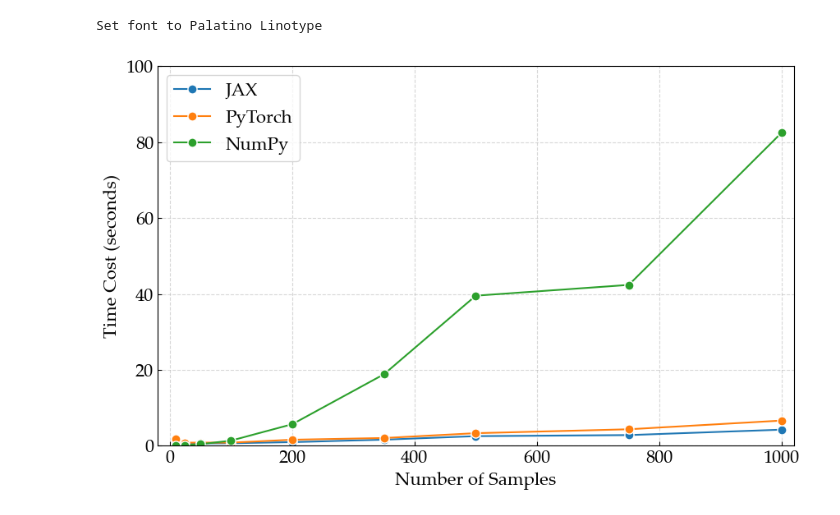
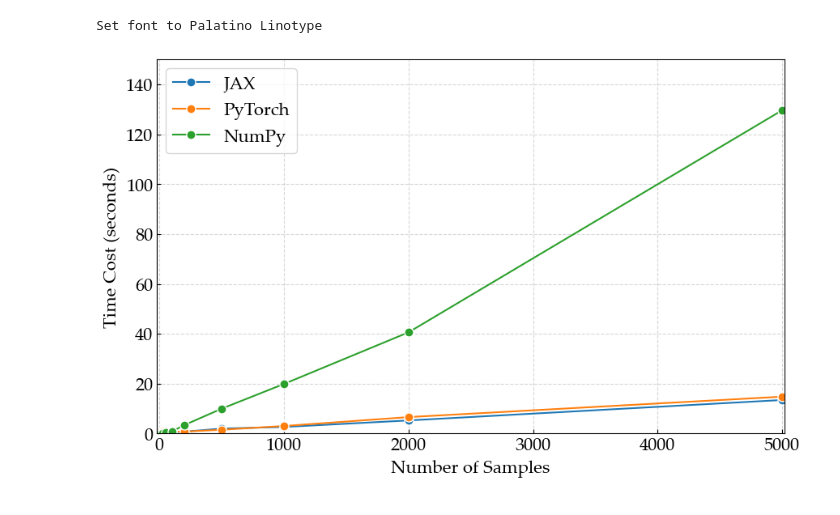
Before and after one commit to NanxiiChen/wind-simulation-GPU, a Jupyter notebook: examples/eval.ipynb, the cells around one changed output. Cells and saved outputs as stored; diff of their text form; code cells hidden in the pictures.

Commit message:
Update benchmarks

```diff
--- a/examples/eval.ipynb
+++ b/examples/eval.ipynb
@@ -39,22 +39,23 @@ if os.path.exists(font_path):
 Set font to Palatino Linotype
 # %%
 import pandas as pd
-df_jax = pd.read_csv("benchmark_results/batch_benchmark_jax_batched.txt").to_numpy()
-df_torch = pd.read_csv("benchmark_results/batch_benchmark_torch_batched.txt").to_numpy()
-df_numpy = pd.read_csv("benchmark_results/batch_benchmark_numpy_batched.txt").to_numpy()
+df_jax = pd.read_csv("benchmark_results/batch_benchmark_jax_batched.txt").to_numpy()[1:]
+df_torch = pd.read_csv("benchmark_results/batch_benchmark_torch_batched.txt").to_numpy()[1:]
+df_numpy = pd.read_csv("benchmark_results/batch_benchmark_numpy_batched.txt").to_numpy()[1:]
 # %%
 fig, ax = plt.subplots(figsize=(10, 6))
 ax.plot(df_jax[:, 0], df_jax[:, 1], label="JAX", marker='o', markeredgecolor='white', markersize=8)
 ax.plot(df_torch[:, 0], df_torch[:, 1], label="PyTorch", marker='o', markeredgecolor='white', markersize=8)
 ax.plot(df_numpy[:, 0], df_numpy[:, 1], label="NumPy", marker='o', markeredgecolor='white', markersize=8)
 ax.set(
     xlabel="Number of Samples",
     ylabel="Time Cost (seconds)",
     # title="Time Cost Comparison: JAX vs PyTorch vs NumPy",
 )
-ax.set_xlim(-20, 1020)
-ax.set_ylim(0, 100)
+ax.set_xlim(-20, 5020)
+ax.set_ylim(0, 150)
+# ax.set_xscale('log')
 ax.legend()
 plt.savefig("./img/time_cost_comparison.png", dpi=300, bbox_inches='tight')
 # %% [output]
-[figure, old version]
+[figure, new version]
```
Also changed, not shown: 15 other files.
